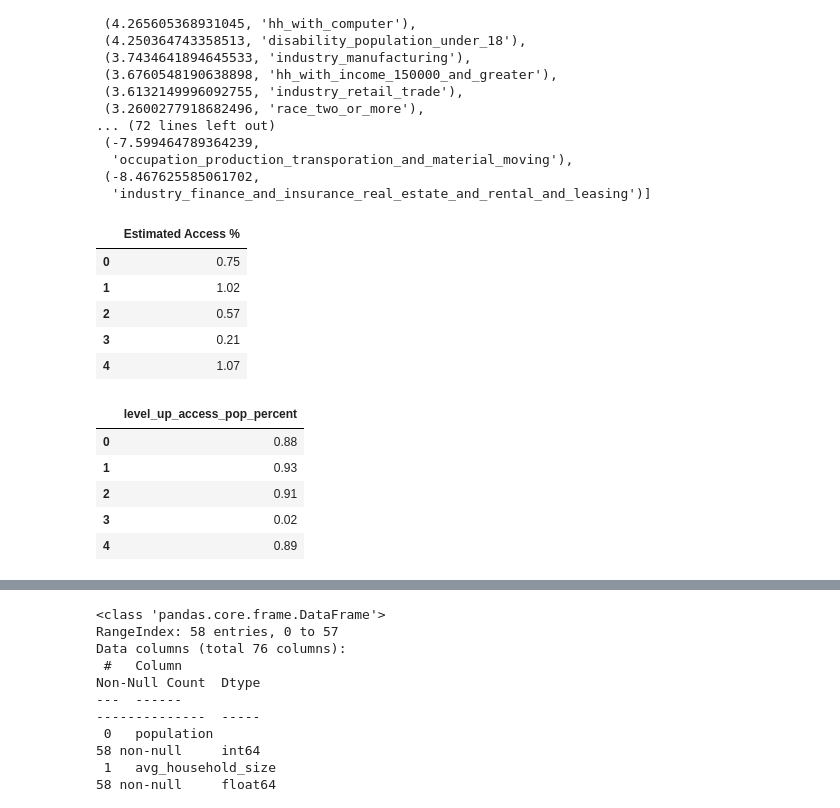
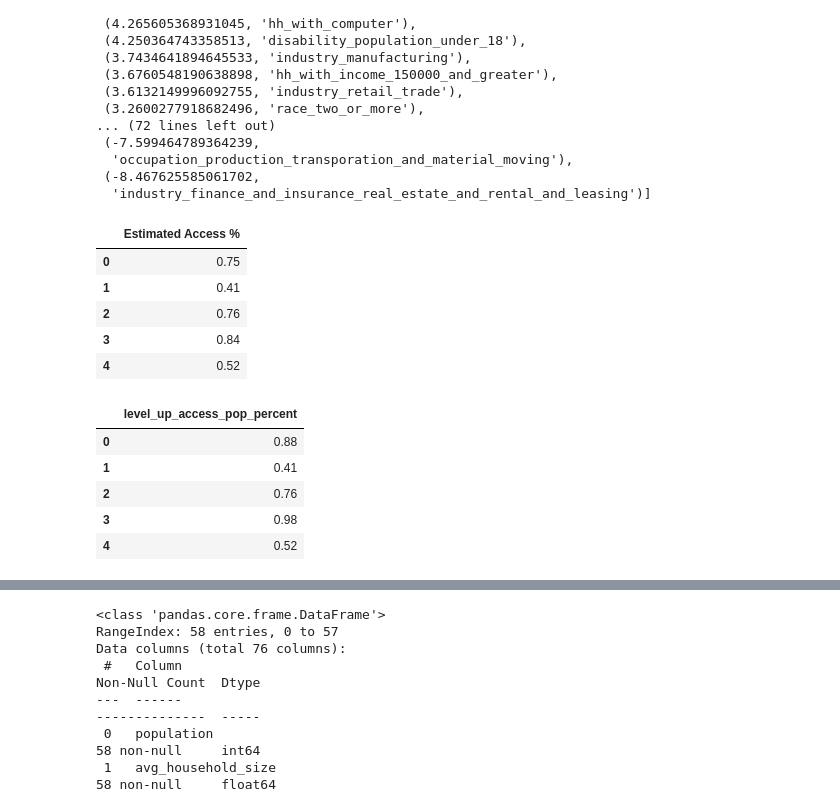
Before and after one commit to sloth143chunk/Internet_Access_Analysis, a Jupyter notebook: notebook/internet_access_machine_learning.ipynb, the cells around one changed output, grey strips where cells are left out. Drawn from its saved outputs; the diff is of its cells as text; code cells hidden in the pictures.

```diff
--- a/notebook/internet_access_machine_learning.ipynb
+++ b/notebook/internet_access_machine_learning.ipynb
@@ -198,27 +194,27 @@ importance
   'industry_finance_and_insurance_real_estate_and_rental_and_leasing')]
 # %%
 # predict with the data
-pred = model.predict(X_test)
+pred = model.predict(x)
 pred1 =pd.DataFrame(pred, columns =['Estimated Access %'])
 pred1.head()
 # %% [output]
 |  | Estimated Access % |
 | 0 | 0.75 |
-| 1 | 1.02 |
-| 2 | 0.57 |
-| 3 | 0.21 |
-| 4 | 1.07 |
+| 1 | 0.41 |
+| 2 | 0.76 |
+| 3 | 0.84 |
+| 4 | 0.52 |
 # %%
-actual = pd.DataFrame(y_test)
+actual = pd.DataFrame(y)
 actual = actual.reset_index(drop=True)
 actual.head()
 # %% [output]
 |  | level_up_access_pop_percent |
 | 0 | 0.88 |
-| 1 | 0.93 |
-| 2 | 0.91 |
-| 3 | 0.02 |
-| 4 | 0.89 |
+| 1 | 0.41 |
+| 2 | 0.76 |
+| 3 | 0.98 |
+| 4 | 0.52 |
 # %%
 ynew = pd.concat([actual, pred1], axis=1)
 ynew
```
Also changed, not shown: parts of 20 cells of this notebook, 1 other file.
